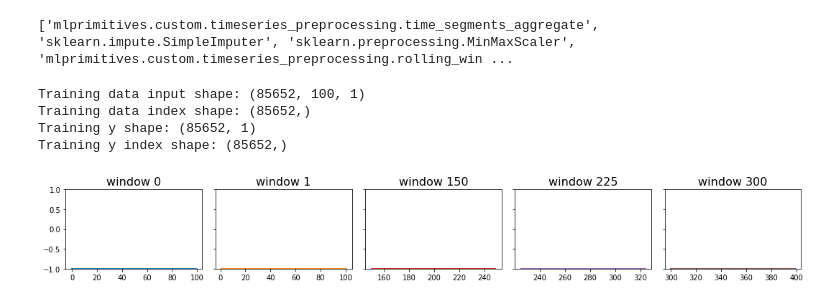
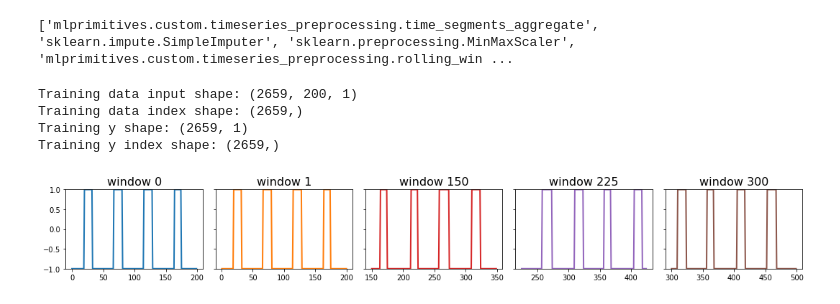
Before and after one commit to genbhall/MSc-individual-project, a Jupyter notebook: model/test_model.ipynb, the cells around one changed output. Cells and saved outputs as stored; diff of their text form; code cells hidden in the pictures.

```diff
--- a/model/test_model.ipynb
+++ b/model/test_model.ipynb
@@ -57,7 +55,7 @@ print(primitives)
 # %% [output]
 ['mlprimitives.custom.timeseries_preprocessing.time_segments_aggregate', 'sklearn.impute.SimpleImputer', 'sklearn.preprocessing.MinMaxScaler', 'mlprimitives.custom.timeseries_preprocessing.rolling_win ...
 # %%
-def time_segments_aggregate(X, interval, time_column, method=['mean']):
+def time_segments_aggregate(X, interval, time_column, method=['median']):
     """Aggregate values over given time span.
     Args:
         X (ndarray or pandas.DataFrame):
@@ -101,7 +99,7 @@ def time_segments_aggregate(X, interval, time_column, method=['mean']):
 
     return np.asarray(values), np.asarray(index)
 #here df is the given dataframe and "timestamp" is the required column to be altered.
-X, index = time_segments_aggregate(df, interval=60, time_column='timestamp')
+X, index = time_segments_aggregate(df, interval=1800, time_column='timestamp')
 # %%
 #Using the simple scikit imputer
 imp = SimpleImputer()
@@ -180,7 +178,7 @@ def rolling_window_sequences(X, index, window_size, target_size, step_size, targ
 #the target value; the value at time t.
 #previous observed values, this is determined by the window width.
 X, y, X_index, y_index = rolling_window_sequences(X, index,
-                                                  window_size=100,
+                                                  window_size=200,
                                                   target_size=1,
                                                   step_size=1,
                                                   target_column=0)
@@ -190,19 +188,19 @@ print("Training data index shape: {}".format(X_index.shape))
 print("Training y shape: {}".format(y.shape))
 print("Training y index shape: {}".format(y_index.shape))
 # %% [output]
-Training data input shape: (85652, 100, 1)
-Training data index shape: (85652,)
-Training y shape: (85652, 1)
-Training y index shape: (85652,)
+Training data input shape: (2659, 200, 1)
+Training data index shape: (2659,)
+Training y shape: (2659, 1)
+Training y index shape: (2659,)
 # %%
 from output_utils.utils import plot, plot_ts, plot_rws, plot_error, unroll_ts
 #function from utils.py module. Representing all the windows that has been created by slicing
 #Here X represents the input used to train the model. In the previous example, we see X has 10222 training data points.
 #Notice that 100 represents the window size. On the other hand, y is the real signal after processing,
 #which we will use later on to calculate the error between the reconstructed and real signal.
-plot_rws(X, 100)
+plot_rws(X, 200)
 # %% [output]
-[figure, old version]
+[figure, new version]
 # %%
 from config.model import hyperparameters
 from orion.primitives.tadgan import TadGAN
```
Also changed, not shown: parts of 8 cells of this notebook.
